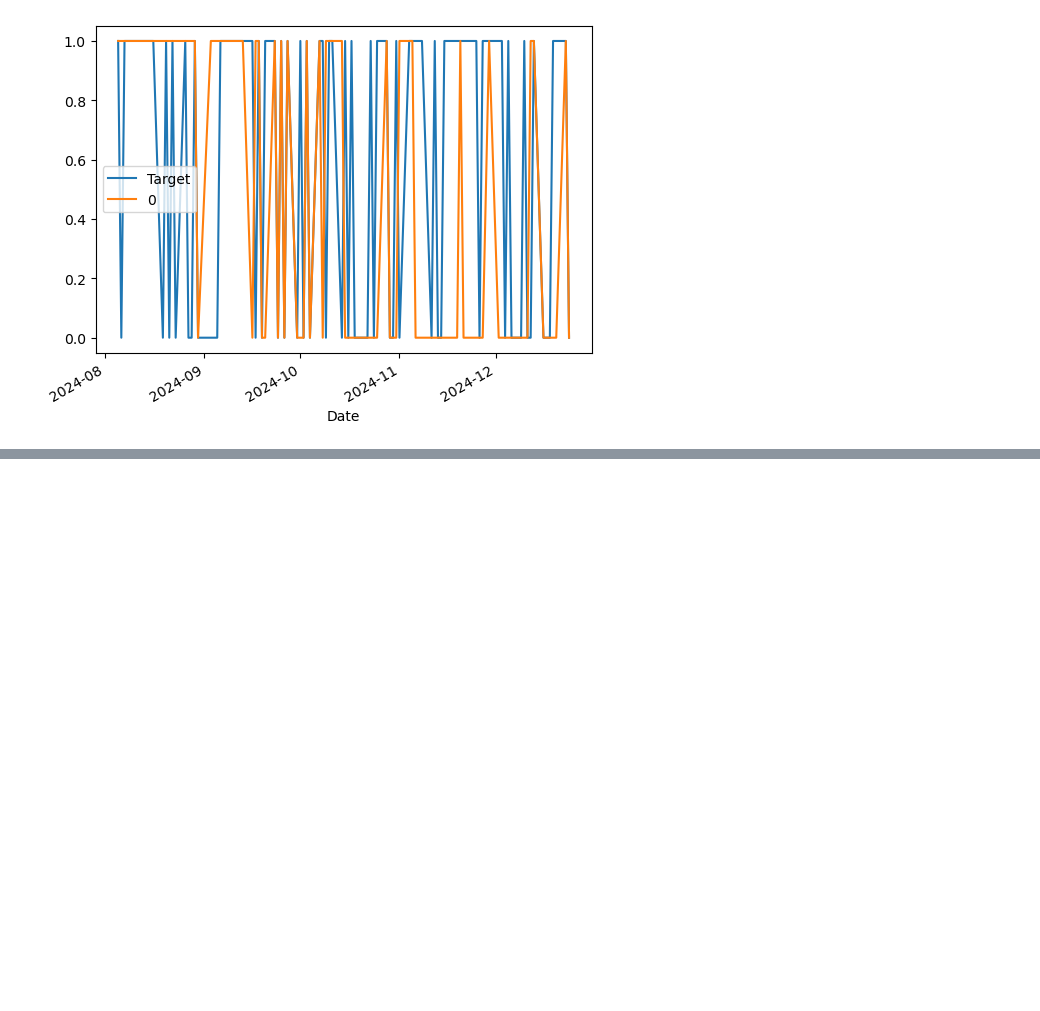
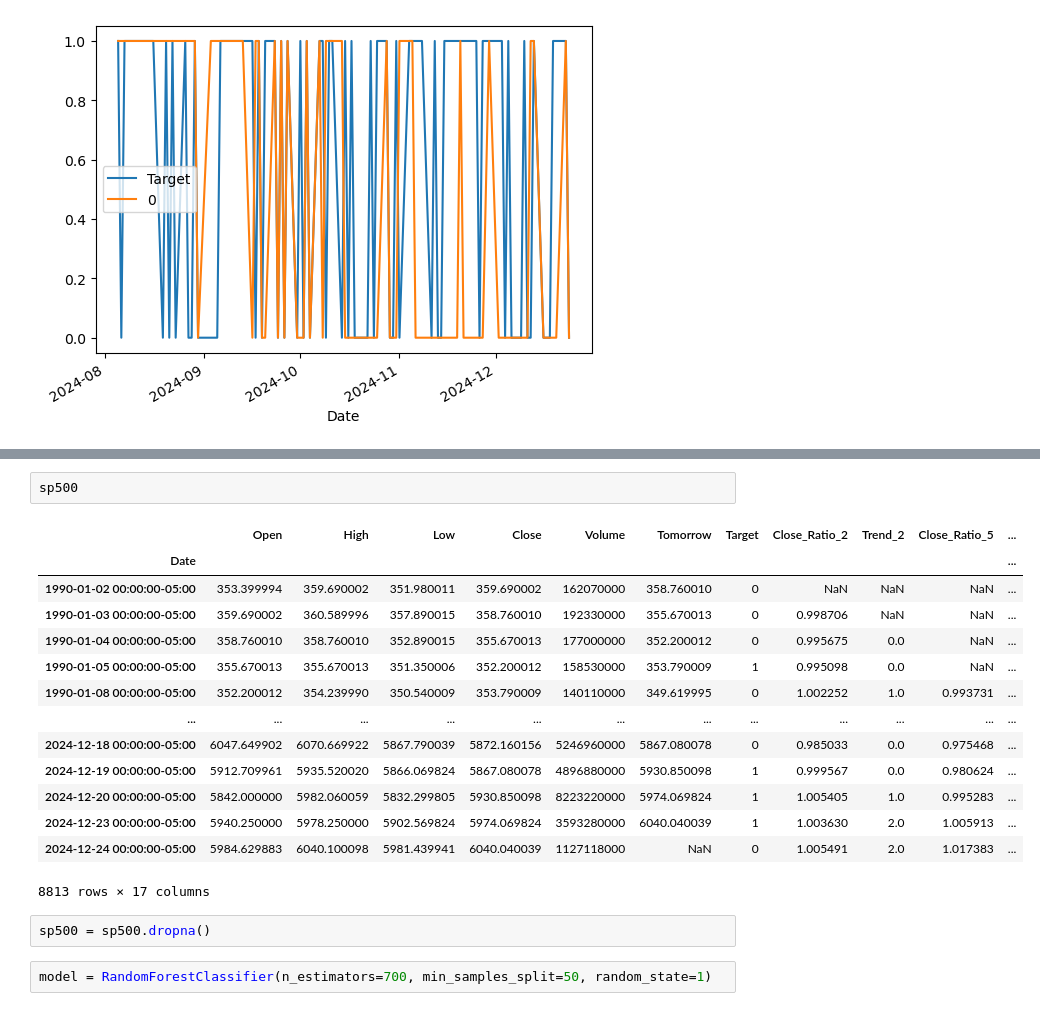
Before and after one commit to se4thvin/Stock-Prediction, a Jupyter notebook: market_prediction.ipynb, the cells around one changed output, grey strips where cells are left out. Cells and saved outputs as stored; diff of their text form; blank space fills up the shorter version.

```diff
--- a/market_prediction.ipynb
+++ b/market_prediction.ipynb
@@ -144,0 +197,21 @@ combined.plot()
+# %%
+sp500
+# %% [output]
+|  | Open | High | Low | Close | Volume | Tomorrow | Target | Close_Ratio_2 | Trend_2 | Close_Ratio_5 | ... |
+| Date |  |  |  |  |  |  |  |  |  |  | ... |
+| 1990-01-02 00:00:00-05:00 | 353.399994 | 359.690002 | 351.980011 | 359.690002 | 162070000 | 358.760010 | 0 | NaN | NaN | NaN | ... |
+| 1990-01-03 00:00:00-05:00 | 359.690002 | 360.589996 | 357.890015 | 358.760010 | 192330000 | 355.670013 | 0 | 0.998706 | NaN | NaN | ... |
+| 1990-01-04 00:00:00-05:00 | 358.760010 | 358.760010 | 352.890015 | 355.670013 | 177000000 | 352.200012 | 0 | 0.995675 | 0.0 | NaN | ... |
+| 1990-01-05 00:00:00-05:00 | 355.670013 | 355.670013 | 351.350006 | 352.200012 | 158530000 | 353.790009 | 1 | 0.995098 | 0.0 | NaN | ... |
+| 1990-01-08 00:00:00-05:00 | 352.200012 | 354.239990 | 350.540009 | 353.790009 | 140110000 | 349.619995 | 0 | 1.002252 | 1.0 | 0.993731 | ... |
+| ... | ... | ... | ... | ... | ... | ... | ... | ... | ... | ... | ... |
+| 2024-12-18 00:00:00-05:00 | 6047.649902 | 6070.669922 | 5867.790039 | 5872.160156 | 5246960000 | 5867.080078 | 0 | 0.985033 | 0.0 | 0.975468 | ... |
+| 2024-12-19 00:00:00-05:00 | 5912.709961 | 5935.520020 | 5866.069824 | 5867.080078 | 4896880000 | 5930.850098 | 1 | 0.999567 | 0.0 | 0.980624 | ... |
+| 2024-12-20 00:00:00-05:00 | 5842.000000 | 5982.060059 | 5832.299805 | 5930.850098 | 8223220000 | 5974.069824 | 1 | 1.005405 | 1.0 | 0.995283 | ... |
+| 2024-12-23 00:00:00-05:00 | 5940.250000 | 5978.250000 | 5902.569824 | 5974.069824 | 3593280000 | 6040.040039 | 1 | 1.003630 | 2.0 | 1.005913 | ... |
+| 2024-12-24 00:00:00-05:00 | 5984.629883 | 6040.100098 | 5981.439941 | 6040.040039 | 1127118000 | NaN | 0 | 1.005491 | 2.0 | 1.017383 | ... |
+8813 rows × 17 columns
+# %%
+sp500 = sp500.dropna()
+# %%
+model = RandomForestClassifier(n_estimators=700, min_samples_split=50, random_state=1)
```
Also changed, not shown: parts of 14 cells of this notebook.
